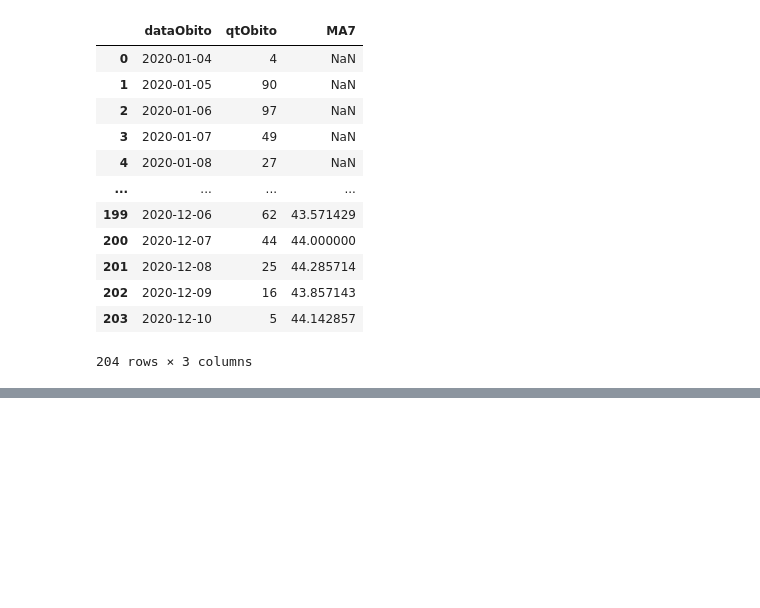
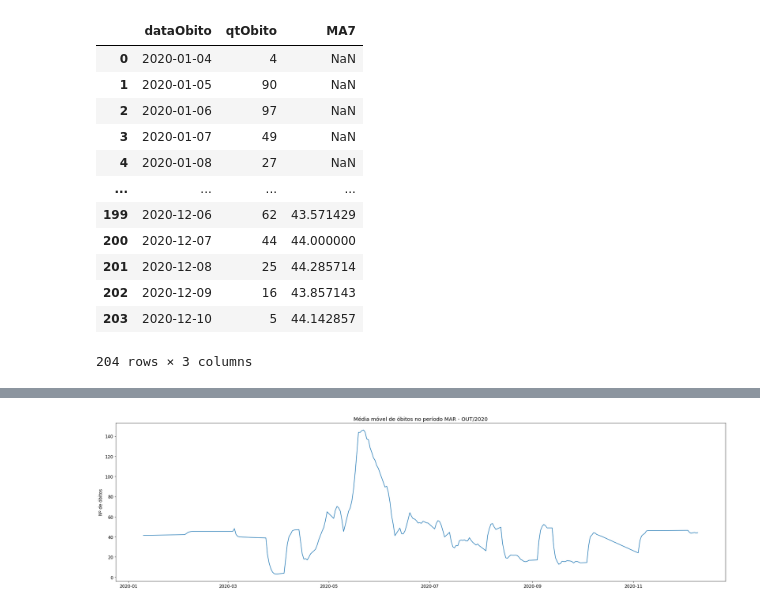
Before and after one commit to ominivac/analise_integraSUS, a Jupyter notebook: IntregraSUS.ipynb, the cells around one changed output, grey strips where cells are left out. Saved outputs shown, nothing was run; the diff lists cells and outputs as text; code cells hidden in the pictures; blank space fills up the shorter version.

```diff
--- a/IntregraSUS.ipynb
+++ b/IntregraSUS.ipynb
@@ -188,0 +192,9 @@ plt.legend(loc=2)
+# %%
+plt.plot( g1['dataObito'], g1['MA7'] )
+plt.title('Média móvel de óbitos no período MAR - OUT/2020')
+matplotlib.rcParams.update({'font.size': 12})
+plt.rcParams["figure.figsize"] = (30,8)
+plt.ylabel('Nº de óbitos');
+plt.show()
+# %% [output]
+[figure, added]
```
Also changed, not shown: parts of 1 cell of this notebook.
